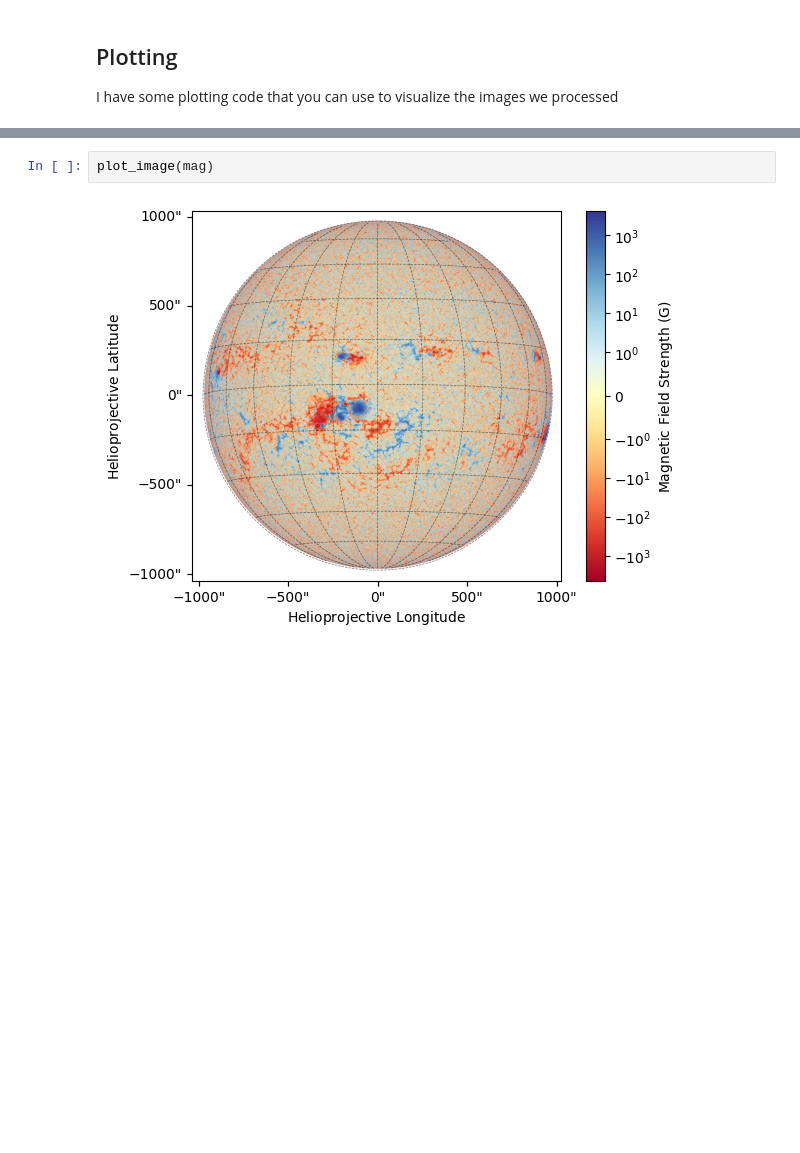
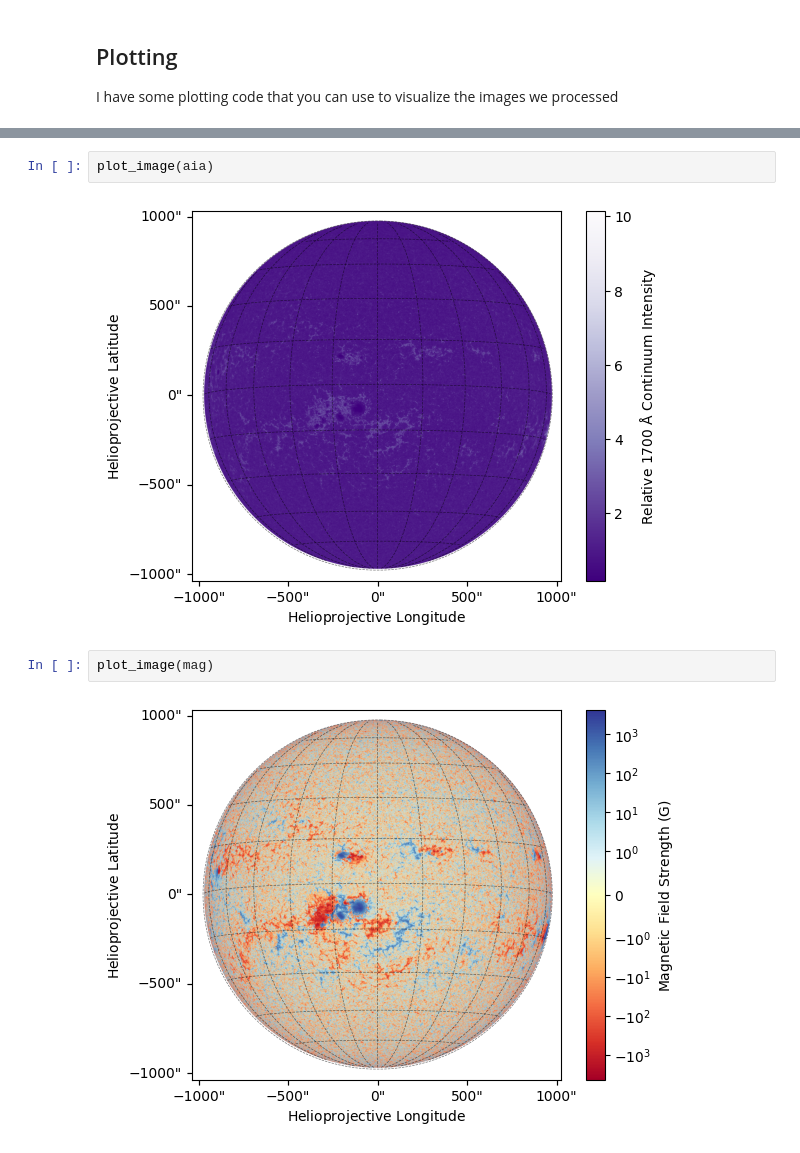
Before and after one commit to sruginski/sdo-clv-pipeline-main, a Jupyter notebook: scripts/demo.ipynb, the cells around one changed output, grey strips where cells are left out. Cells and saved outputs as stored; diff of their text form; blank space fills up the shorter version.

```diff
--- a/scripts/demo.ipynb
+++ b/scripts/demo.ipynb
@@ -87,3 +92,7 @@ plot_image(con)
+# %%
+plot_image(aia)
+# %% [output]
+[figure, added]
 # %%
 plot_image(mag)
 # %% [output]
```
Also changed, not shown: parts of 6 cells of this notebook, 1 other file.
